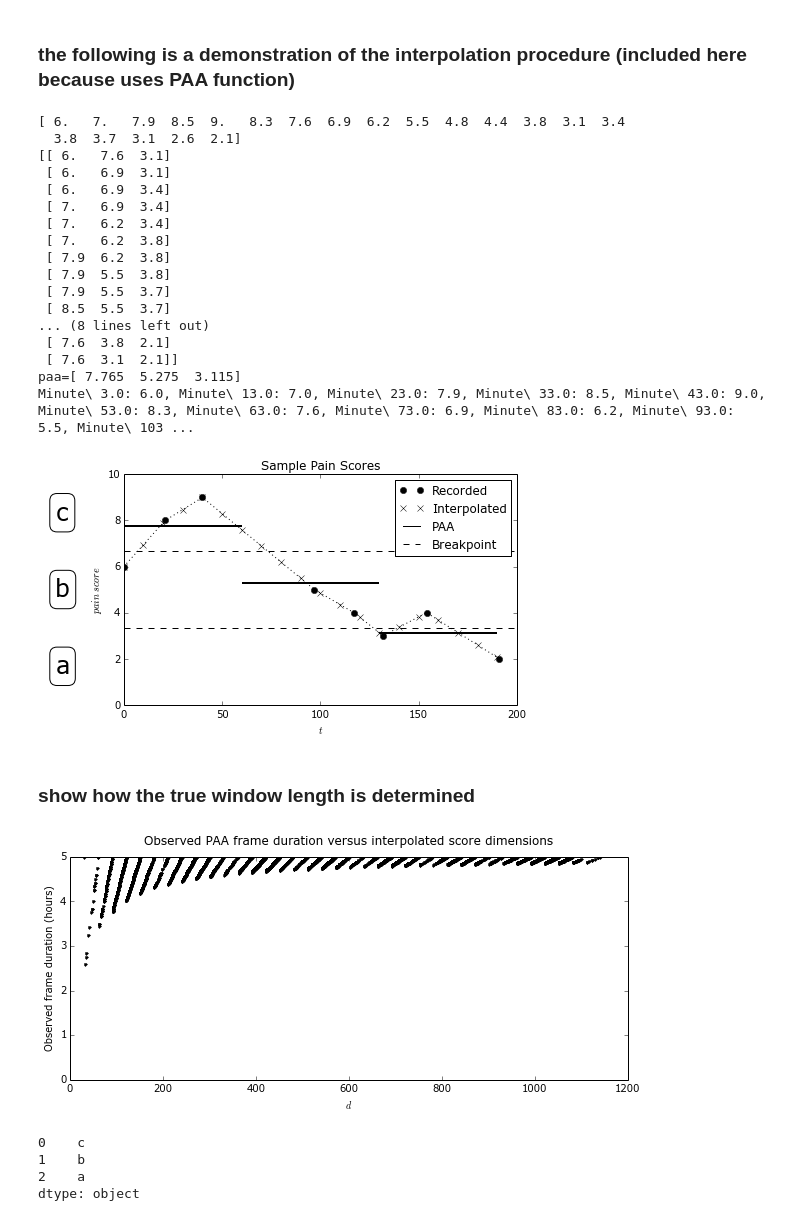
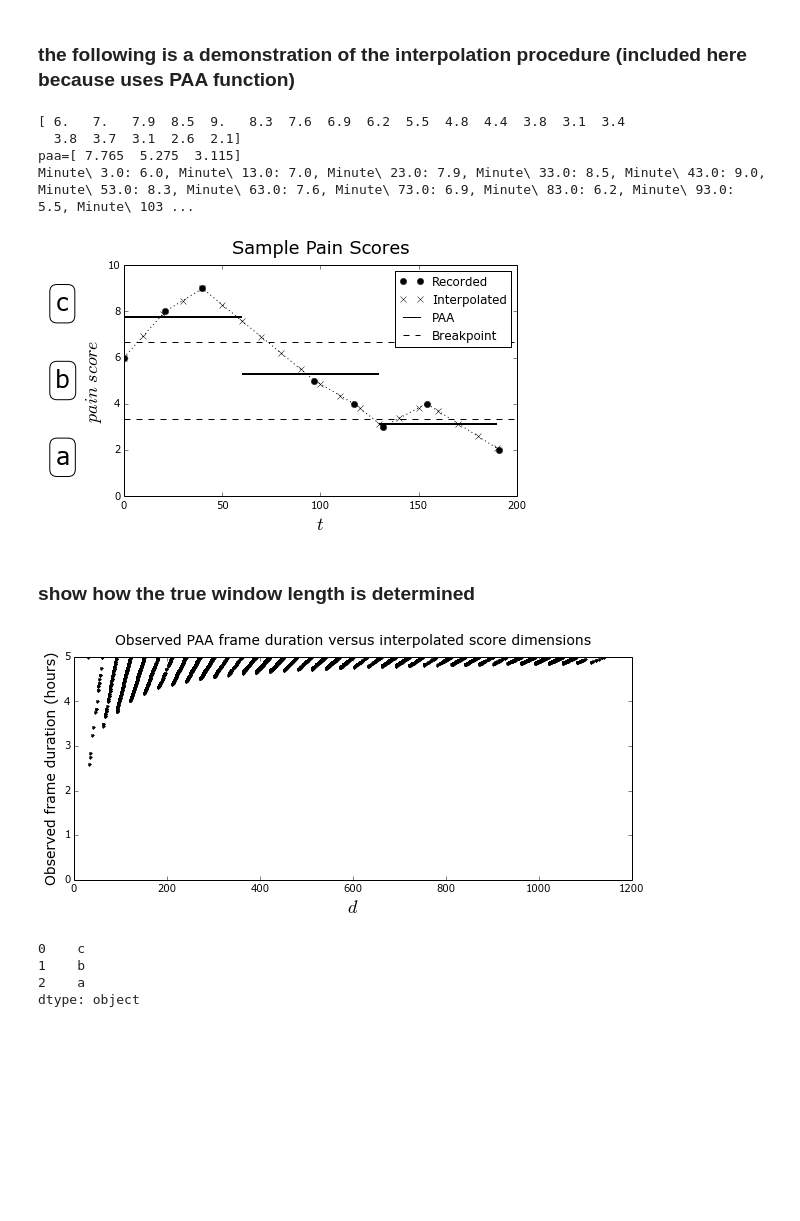
Before and after one commit to pvnick/tempos, a Jupyter notebook: pain_sax_ported.ipynb, the cells around one changed output. Cells and saved outputs as stored; diff of their text form; code cells hidden in the pictures; blank space fills up the shorter version.

```diff
--- a/pain_sax_ported.ipynb
+++ b/pain_sax_ported.ipynb
@@ -190,57 +199,44 @@ p5, = ax.plot([], [], "k--", figure=fig, label='sax_lines')
 ax.legend([p1, p2], ["Recorded", "Interpolated"], loc='upper right', fontsize=12)
 ax.set_ylim(0, 10)
 ax.set_xlim(0, 200)
-ax.set_title("Sample Pain Scores")
-ax.set_xlabel("$t$")
-ax.set_ylabel("$pain\ score$")
+ax.set_title("Sample Pain Scores", fontsize=18, y=1.03)
+ax.set_xlabel("$t$", fontsize=18)
+ax.set_ylabel("$pain\ score$", fontsize=18)
 fig.savefig(figure_save_dir + "interpolation.pdf", bbox_inches="tight")
 
 show_paa=True
 if show_paa:
     ax.hlines(paa_vals[0], 0, 60, linewidth=2)
     ax.hlines(paa_vals[1], 60, 130, linewidth=2)
     ax.hlines(paa_vals[2], 130, 190, linewidth=2)
     ax.legend([p1, p2, p4], ["Recorded", "Interpolated", "PAA"], loc='upper right', fontsize=12)
     fig.savefig(figure_save_dir + "paa.pdf", bbox_inches="tight")
     print("paa=" + str(paa_vals.values))
 
 
 show_sax=True
 if show_sax:
     ax.hlines(10./3., 0, 200, linewidth=1, linestyles="--")
     ax.hlines(2 * 10./3., 0,200, linewidth=1, linestyles="--")
     ax.text(-0.17, 2 * 1./3. + (1./3. / 2) - 0.03, "c", transform=ax.transAxes, fontsize=24,
              bbox=dict(facecolor='white', edgecolor='black', boxstyle='round'), zorder=100)
     ax.text(-0.17, 1 * 1./3. + (1./3. / 2) - 0.03, "b", transform=ax.transAxes, fontsize=24,
              bbox=dict(facecolor='white', edgecolor='black', boxstyle='round'), zorder=100)
     ax.text(-0.17, (1./3. / 2) - 0.03, "a", transform=ax.transAxes, fontsize=24,
              bbox=dict(facecolor='white', edgecolor='black', boxstyle='round'), zorder=100)
     #hack to avoid cliping the left margin
     ax.text(-0.2, (1./3. / 2) - 0.03, "a", transform=ax.transAxes, color="white", zorder=1)
     ax.legend([p1, p2, p4, p5], ["Recorded", "Interpolated", "PAA", "Breakpoint"], loc='upper right', fontsize=12)
-    fig.savefig(figure_save_dir + "sax.pdf")
+    fig.savefig(figure_save_dir + "sax.pdf", bbox_inches="tight")
 plt.hold(False)
 
 print(", ".join(df_interpolated.reset_index().apply(lambda row: 'Minute\ ' + str(row["index"]) + ": " + str(row.score), axis=1).values))
 # %% [output]
 [ 6.   7.   7.9  8.5  9.   8.3  7.6  6.9  6.2  5.5  4.8  4.4  3.8  3.1  3.4
   3.8  3.7  3.1  2.6  2.1]
-[[ 6.   7.6  3.1]
- [ 6.   6.9  3.1]
- [ 6.   6.9  3.4]
- [ 7.   6.9  3.4]
- [ 7.   6.2  3.4]
- [ 7.   6.2  3.8]
- [ 7.9  6.2  3.8]
- [ 7.9  5.5  3.8]
- [ 7.9  5.5  3.7]
- [ 8.5  5.5  3.7]
-... (8 lines left out)
- [ 7.6  3.8  2.1]
- [ 7.6  3.1  2.1]]
 paa=[ 7.765  5.275  3.115]
 Minute\ 3.0: 6.0, Minute\ 13.0: 7.0, Minute\ 23.0: 7.9, Minute\ 33.0: 8.5, Minute\ 43.0: 9.0, Minute\ 53.0: 8.3, Minute\ 63.0: 7.6, Minute\ 73.0: 6.9, Minute\ 83.0: 6.2, Minute\ 93.0: 5.5, Minute\ 103 ...
-[figure, old version]
+[figure, new version]
 # %% [markdown]
 ### show how the true window length is determined
 # %%
@@ -258,9 +254,9 @@ window_length=d/w  * 10 /60
 
 fig = plt.figure(figsize=(10,4))
 plt.plot(datapoint_counts.values,window_length.values,'k.')
-plt.ylabel("Observed frame duration (hours)")
-plt.xlabel("$d$")
-plt.title("Observed PAA frame duration versus interpolated score dimensions", y=1.03)
+plt.ylabel("Observed frame duration (hours)", fontsize=14)
+plt.xlabel("$d$", fontsize=18)
+plt.title("Observed PAA frame duration versus interpolated score dimensions", fontsize=14, y=1.03)
 plt.ylim((0,5))
 plt.savefig(figure_save_dir + "paa_frame_lengths.pdf", bbox_inches="tight")
 #baz.hist()
@@ -272,7 +268,7 @@ plt.savefig(figure_save_dir + "paa_frame_lengths.pdf", bbox_inches="tight")
 #(pd.Series(foo.values) * 100).astype(int)
 #foo.drop(foo[foo==np.inf].index)
 # %% [output]
-[figure, old version]
+[figure, new version]
 # %%
 def get_unnormalized_cuts(paa_series, alphabet_size):
     alphabet_size = int(alphabet_size)
```
Also changed, not shown: parts of 2 cells of this notebook, 1 other file.
